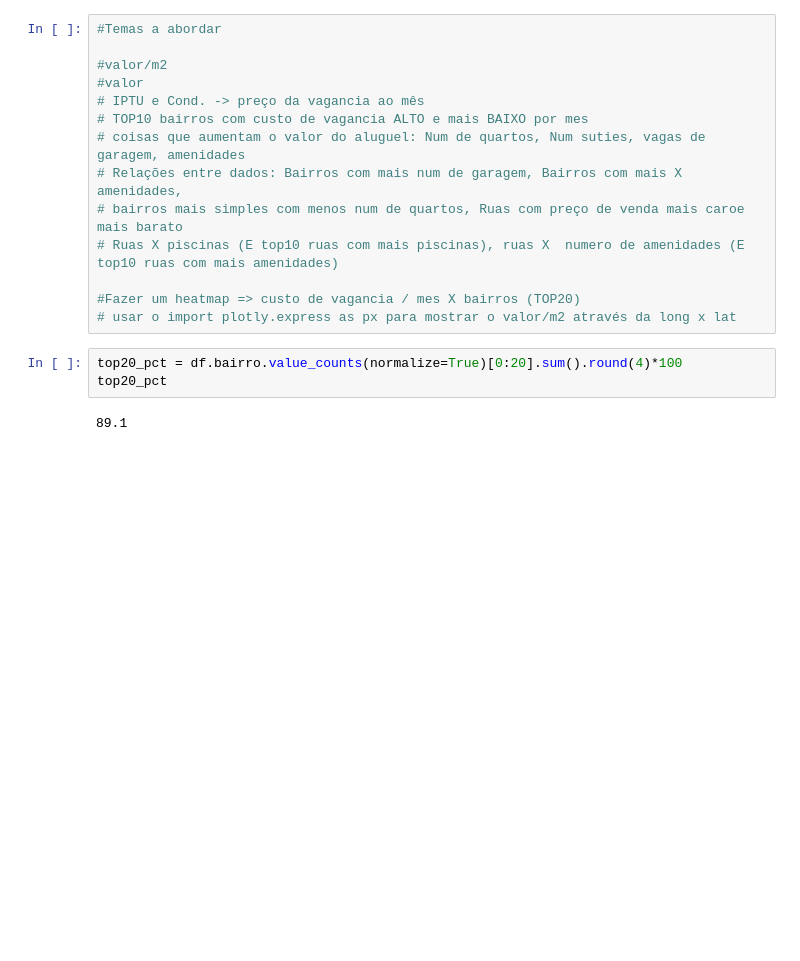
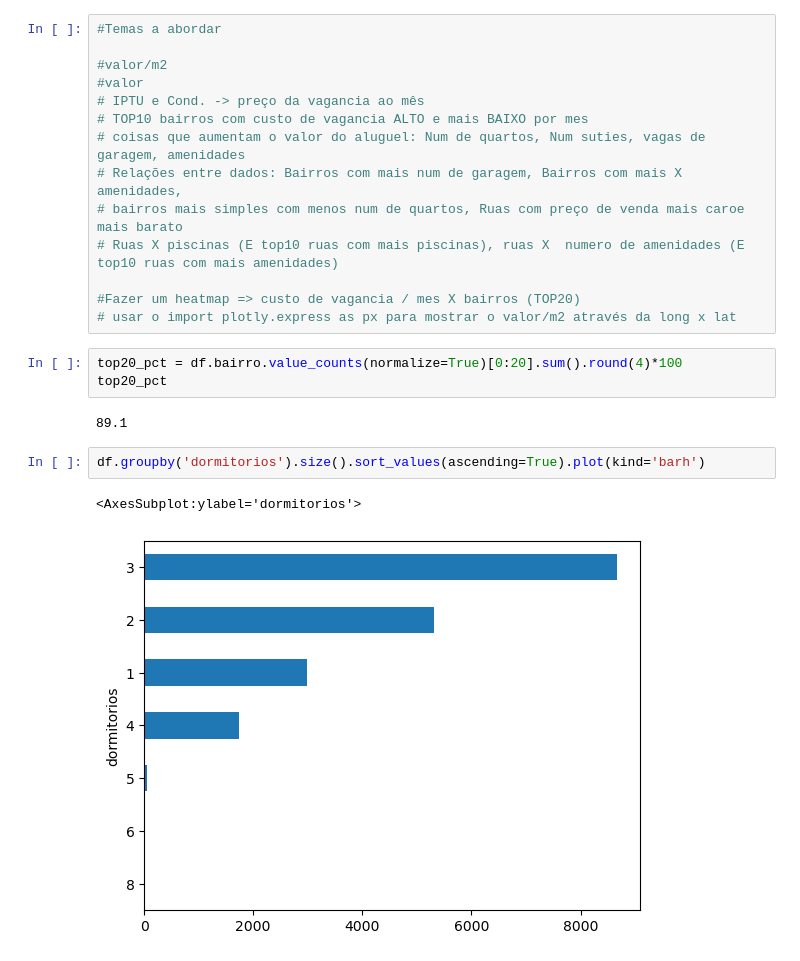
Before and after one commit to paulojr86/imoveis-Curitiba-investimento, a Jupyter notebook: imoveis-Curitiba-investimento.ipynb, the cells around one changed output. Cells and saved outputs as stored; diff of their text form; blank space fills up the shorter version.

```diff
--- a/imoveis-Curitiba-investimento.ipynb
+++ b/imoveis-Curitiba-investimento.ipynb
@@ -285,3 +358,8 @@ top20_pct = df.bairro.value_counts(normalize=True)[0:20].sum().round(4)*100
 top20_pct
 # %% [output]
 89.1
+# %%
+df.groupby('dormitorios').size().sort_values(ascending=True).plot(kind='barh')
+# %% [output]
+<AxesSubplot:ylabel='dormitorios'>
+[figure, added]
```
Also changed, not shown: parts of 4 cells of this notebook.
